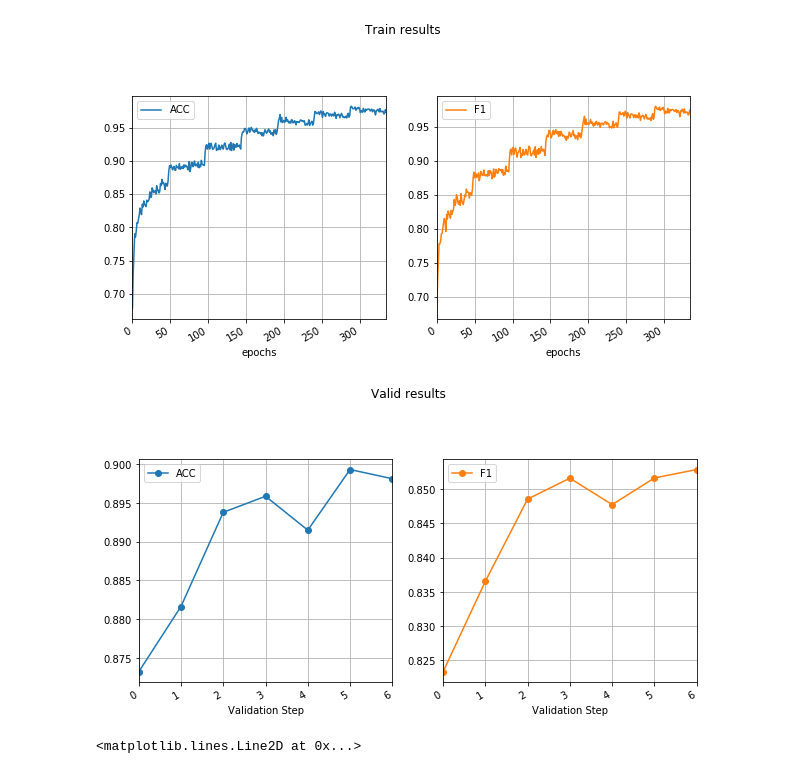
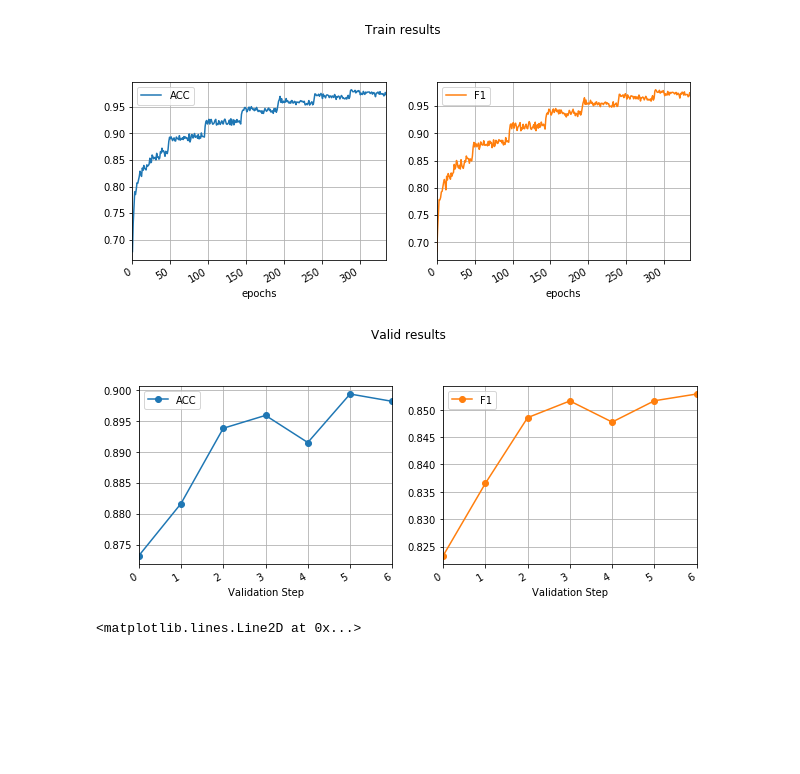
Before and after one commit to rouzbeh-afrasiabi/BertFineTuning, a Jupyter notebook: train.ipynb, the cells around one changed output. Drawn from its saved outputs; the diff is of its cells as text; code cells hidden in the pictures; blank space fills up the shorter version.

```diff
--- a/train.ipynb
+++ b/train.ipynb
@@ -17,17 +17,17 @@ BFT.load_checkpoint(BFT.save_folder+'\checkpoint7.pth')
 # %%
 df=pd.DataFrame.from_dict([[item.ACC[1],item.F1[1]] for i,item in enumerate(BFT.cm_train)])
 df.columns=['ACC','F1']
 df.index.name='epochs'
-df.plot(subplots=True,figsize=(10,10),layout=(2,2),title='Train results',grid=True);
+df.plot(subplots=True,figsize=(10,8),layout=(2,2),title='Train results',grid=True);
 # %% [output]
-[figure, old version]
+[figure, new version]
 # %%
 df=pd.DataFrame.from_dict([[item.ACC[1],item.F1[1]] for i,item in enumerate(BFT.cm_test)])
 df.columns=['ACC','F1']
 df.index.name='Validation Step'
-ax=df.plot(subplots=True,figsize=(10,10),layout=(2,2),marker='o',title='Valid results',grid=True);
+ax=df.plot(subplots=True,figsize=(10,8),layout=(2,2),marker='o',title='Valid results',grid=True);
 # %% [output]
-[figure, old version]
+[figure, new version]
 # %%
 df_loss=pd.DataFrame([[np.mean(item) for item in chunks(BFT.loss_history,4900)],BFT.test_loss_history]).T
 df_loss.index.name='epochs'
```
